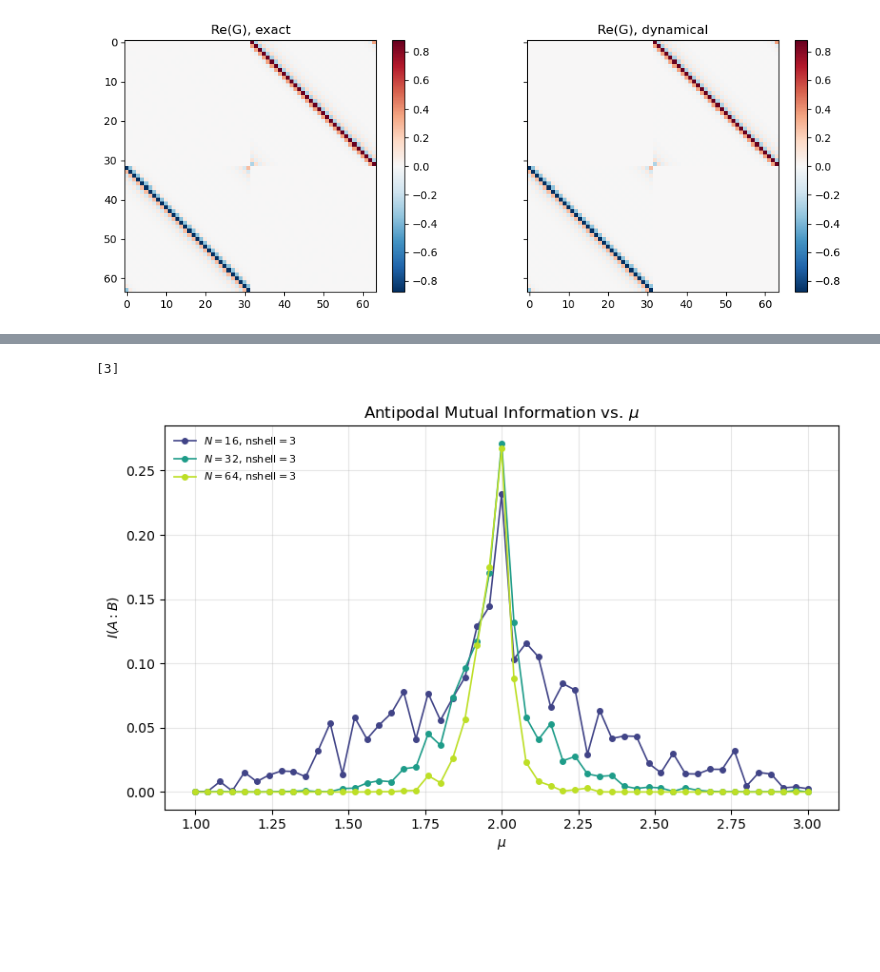
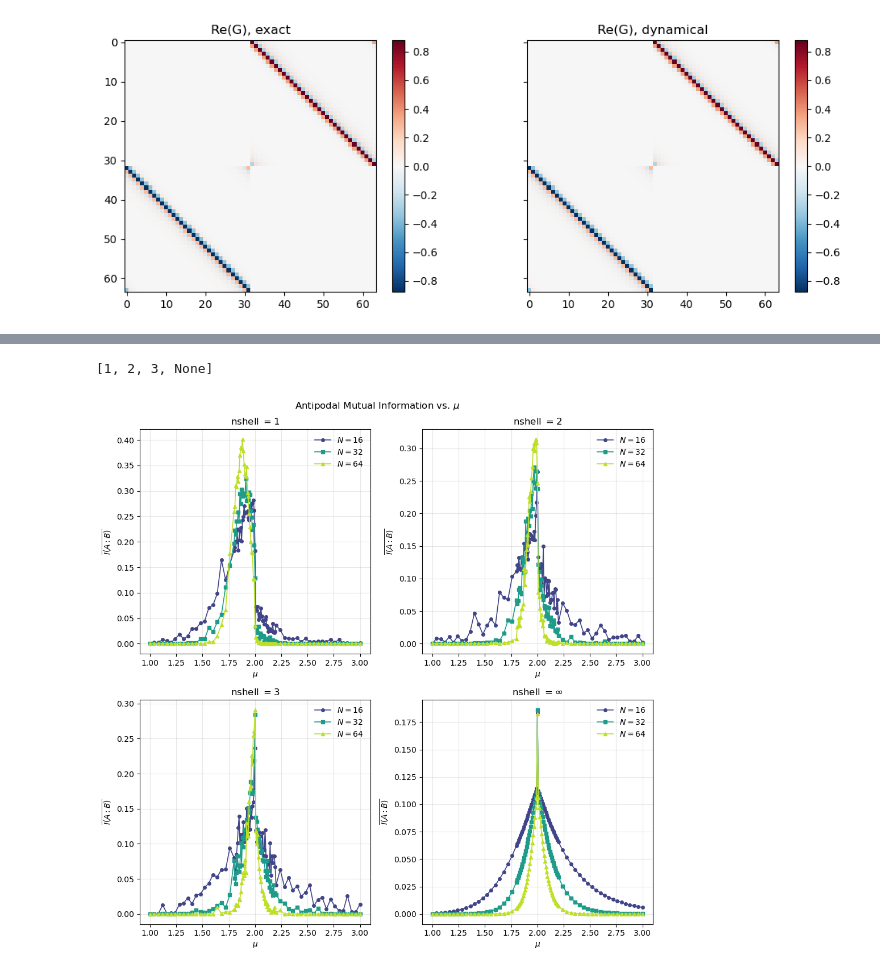
Before and after one commit to AsadullahBhuiyan/classD_1d_fermionic_adaptive_circuit, a Jupyter notebook: Mutual_info_analysis.ipynb, the cells around one changed output, grey strips where cells are left out. Saved outputs shown, nothing was run; the diff lists cells and outputs as text; code cells hidden in the pictures; blank space fills up the shorter version.

```diff
--- a/Mutual_info_analysis.ipynb
+++ b/Mutual_info_analysis.ipynb
@@ -77,45 +78,43 @@ import numpy as np
 import matplotlib.pyplot as plt
 from matplotlib import cm
 from tqdm import tqdm
-data = np.load("results/mi_scan_finer.npz", allow_pickle=True)
+data = np.load("results/mi_scan_finer_near_mu=2.npz", allow_pickle=True)
 # %%
 mu_list = data["mu_list"]
 N_list = data["N_list"].tolist()
-nshell_list = data["nshell_list"].tolist()[-1:]
+nshell_list = data["nshell_list"].tolist()
 print(nshell_list)
 mi_mean = data["mi_mean"].item()  # dict
 mi_std = data["mi_std"].item()    # dict
 # %% [output]
-[3]
+[1, 2, 3, None]
 # %%
-
-
-fig, ax = plt.subplots(figsize=(8, 5))
+fig, ax = plt.subplots(2, 2, figsize=(10, 10))
 colors = cm.viridis(np.linspace(0.2, 0.9, len(N_list)))
 markers = ["o", "s", "^", "D", "P"]
-for ci, N in enumerate(N_list):
-    for mi, nshell in enumerate(nshell_list):
+ax_coord = [(0, 0), (0, 1), (1, 0), (1, 1)]
+
+for index, nshell in enumerate(nshell_list):
+    nshell_label = r"\infty" if nshell is None else nshell
+    idx = ax_coord[index]
+    for ci, N in enumerate(N_list):
         key = (N, nshell)
-        label = rf"$N={N}$, nshell$={nshell}$"
-        ax.plot(
+        ax[idx].plot(
             mu_list,
-            mi_mean[key],
-            marker=markers[mi % len(markers)],
+            np.array(mi_mean[key]),
+            marker=markers[ci % len(markers)],
             color=colors[ci],
-            label=label,
+            label=rf"$N={N}$",
             linewidth=1.2,
             markersize=4,
         )
-ax.set_xlabel(r"$\mu$")
-ax.set_ylabel(r"$\overline{I(A:B)}$")
-ax.set_title(r"Traj.-Resolved Antipodal Mutual Information vs. $\mu$")
-ax.grid(True, alpha=0.3)
-ax.legend(
-    loc="upper left",          # e.g., "upper right", "lower center", "center left", "best"
-    frameon=False,
-    ncol=1,
-    fontsize=8,
-)
+    ax[idx].set_xlabel(r"$\mu$")
+    ax[idx].set_ylabel(r"$\overline{I(A:B)}$")
+    ax[idx].set_title(rf"nshell $= {nshell_label}$")
+    ax[idx].grid(True, alpha=0.3)
+    ax[idx].legend(frameon=False, ncol=1, fontsize=10)
+fig.suptitle((r"Antipodal Mutual Information vs. $\mu$"))
 fig.tight_layout()
+plt.show()
 # %% [output]
-[figure, old version]
+[figure, new version]
```
Also changed, not shown: parts of 11 cells of this notebook, 14 other files.
